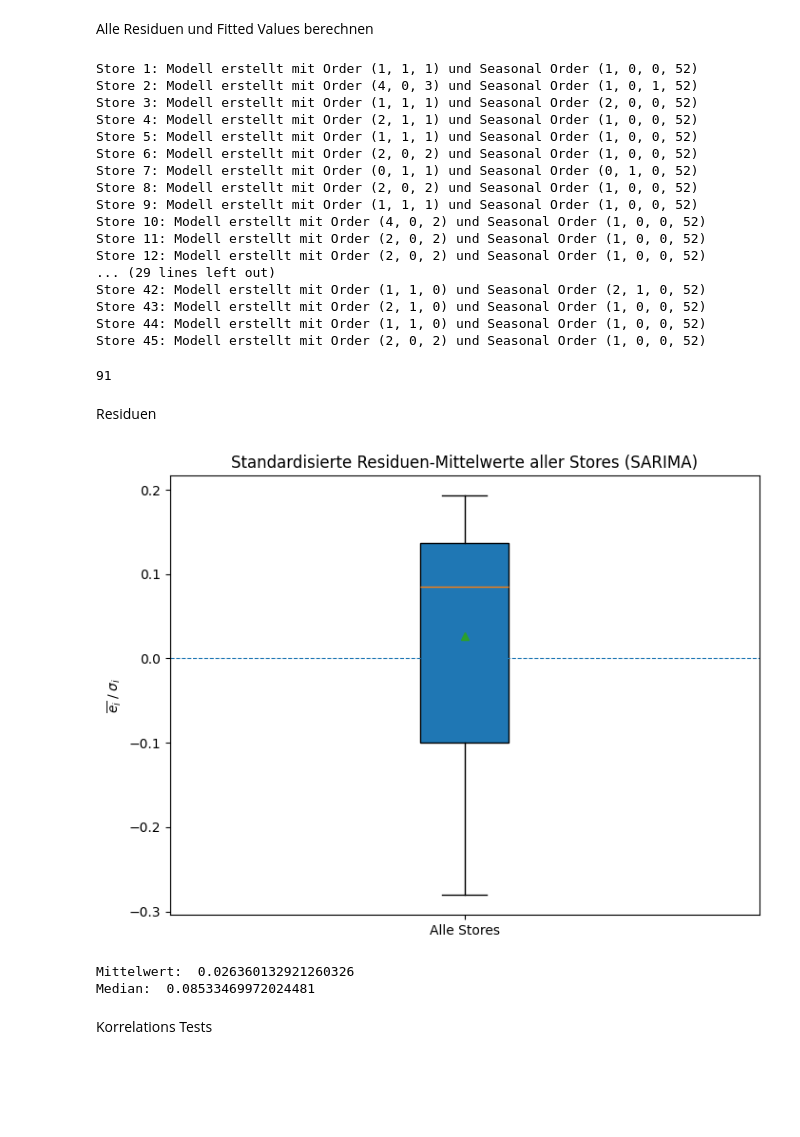
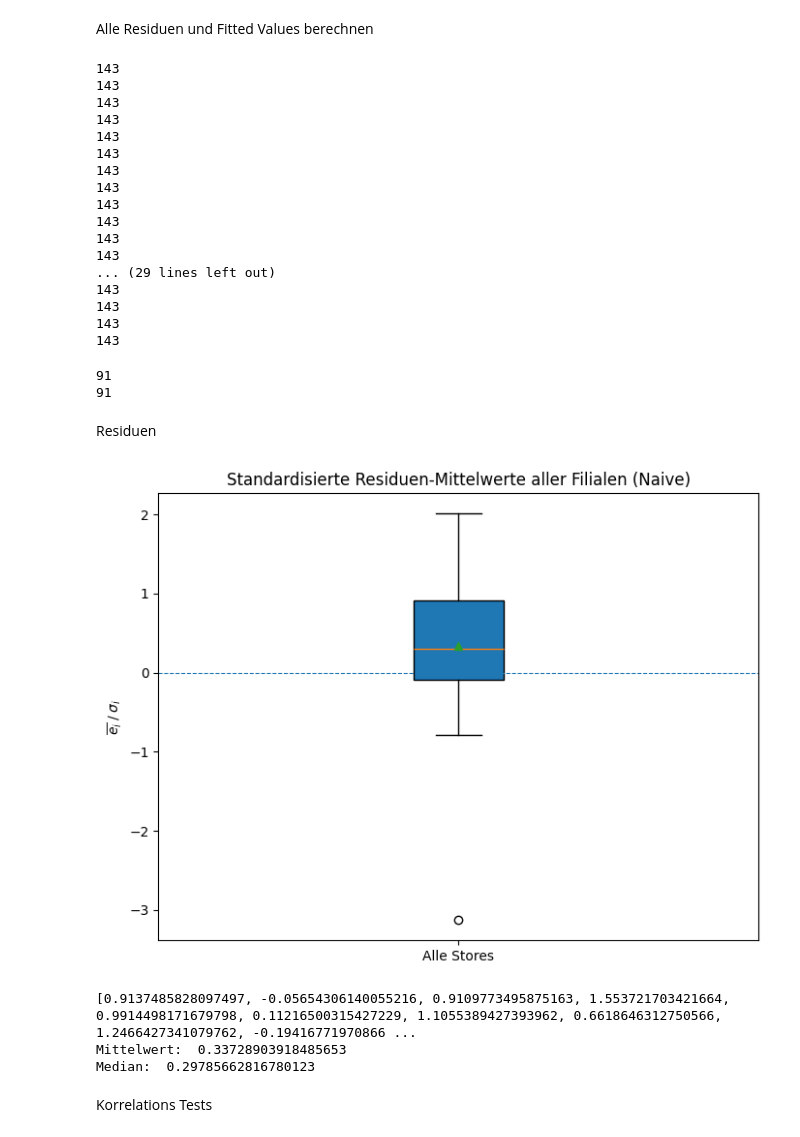
Before and after one commit to netalivo/Bachelor, a Jupyter notebook: main_all_stores.ipynb, the cells around one changed output. Drawn from its saved outputs; the diff is of its cells as text; code cells hidden in the pictures; blank space fills up the shorter version.

```diff
--- a/main_all_stores.ipynb
+++ b/main_all_stores.ipynb
@@ -32,8 +32,8 @@ for store in range(1, 46):
 # %% [markdown]
 Modell wählen
 # %%
-model_type = 'SARIMA'
-#model_type = 'Naive'
+#model_type = 'SARIMA'
+model_type = 'Naive'
 # %% [markdown]
 Alle Residuen und Fitted Values berechnen
 # %%
@@ -46,23 +46,23 @@ if model_type == 'Naive':
 if model_type == 'SARIMA':
     sarima_models = SARIMA_for_all_stores('Walmart_Sales.csv', whichorder = 5)
 # %% [output]
-Store 1: Modell erstellt mit Order (1, 1, 1) und Seasonal Order (1, 0, 0, 52)
-Store 2: Modell erstellt mit Order (4, 0, 3) und Seasonal Order (1, 0, 1, 52)
-Store 3: Modell erstellt mit Order (1, 1, 1) und Seasonal Order (2, 0, 0, 52)
-Store 4: Modell erstellt mit Order (2, 1, 1) und Seasonal Order (1, 0, 0, 52)
-Store 5: Modell erstellt mit Order (1, 1, 1) und Seasonal Order (1, 0, 0, 52)
-Store 6: Modell erstellt mit Order (2, 0, 2) und Seasonal Order (1, 0, 0, 52)
-Store 7: Modell erstellt mit Order (0, 1, 1) und Seasonal Order (0, 1, 0, 52)
-Store 8: Modell erstellt mit Order (2, 0, 2) und Seasonal Order (1, 0, 0, 52)
-Store 9: Modell erstellt mit Order (1, 1, 1) und Seasonal Order (1, 0, 0, 52)
-Store 10: Modell erstellt mit Order (4, 0, 2) und Seasonal Order (1, 0, 0, 52)
-Store 11: Modell erstellt mit Order (2, 0, 2) und Seasonal Order (1, 0, 0, 52)
-Store 12: Modell erstellt mit Order (2, 0, 2) und Seasonal Order (1, 0, 0, 52)
+143
+143
+143
+143
+143
+143
+143
+143
+143
+143
+143
+143
 ... (29 lines left out)
-Store 42: Modell erstellt mit Order (1, 1, 0) und Seasonal Order (2, 1, 0, 52)
-Store 43: Modell erstellt mit Order (2, 1, 0) und Seasonal Order (1, 0, 0, 52)
-Store 44: Modell erstellt mit Order (1, 1, 0) und Seasonal Order (1, 0, 0, 52)
-Store 45: Modell erstellt mit Order (2, 0, 2) und Seasonal Order (1, 0, 0, 52)
+143
+143
+143
+143
 # %%
 if model_type == 'SARIMA':
     for store in range(1, 46):
@@ -74,36 +74,40 @@ if model_type == 'SARIMA':
 #pd.set_option('display.max_rows', None)
 #print(residuals_dict[1])
 print(len(residuals_dict[1]))
+print(len(fitted_values_dict[1]))
 # %% [output]
 91
+91
 # %% [markdown]
 Residuen
 # %%
 resid_bias = []
 for store in sorted(residuals_dict.keys(), key=int):
     resid = residuals_dict[store]
     mean = resid.mean()
-    sigma = resid.std(ddof=0)        # Populations-Std (ddof=0)
-    if sigma == 0:
+    std = resid.std(ddof=0)        # Populations-Std (ddof=0)
+    if std == 0:
         resid_bias.append(np.nan)
     else:
-        resid_bias.append(mean / sigma) # standardisierter Bias
+        resid_bias.append(mean / std) # standardisierter Bias
 
 # Erstelle den Boxplot der Mittelwerte
 plt.figure(figsize=(8, 6))
 plt.boxplot(resid_bias, patch_artist=True, showmeans=True)
-plt.title('Standardisierte Residuen-Mittelwerte aller Stores ({})'.format(model_type))
+plt.title('Standardisierte Residuen-Mittelwerte aller Filialen ({})'.format(model_type))
 plt.ylabel(r'$\overline{e_i}\; / \;\sigma_i$')
 plt.xticks([1], ["Alle Stores"])
 plt.axhline(0, ls='--', lw=0.8)
 plt.show()
 
+print(resid_bias)
 print("Mittelwert: ", np.mean(resid_bias))
 print("Median: ", np.median(resid_bias))
 # %% [output]
-[figure, old version]
+[figure, new version]
-Mittelwert:  0.026360132921260326
-Median:  0.08533469972024481
+[0.9137485828097497, -0.05654306140055216, 0.9109773495875163, 1.553721703421664, 0.9914498171679798, 0.11216500315427229, 1.1055389427393962, 0.6618646312750566, 1.2466427341079762, -0.19416771970866 ...
+Mittelwert:  0.33728903918485653
+Median:  0.29785662816780123
 # %% [markdown]
 Korrelations Tests
 # %%
```
Also changed, not shown: parts of 16 cells of this notebook, 9 other files.
